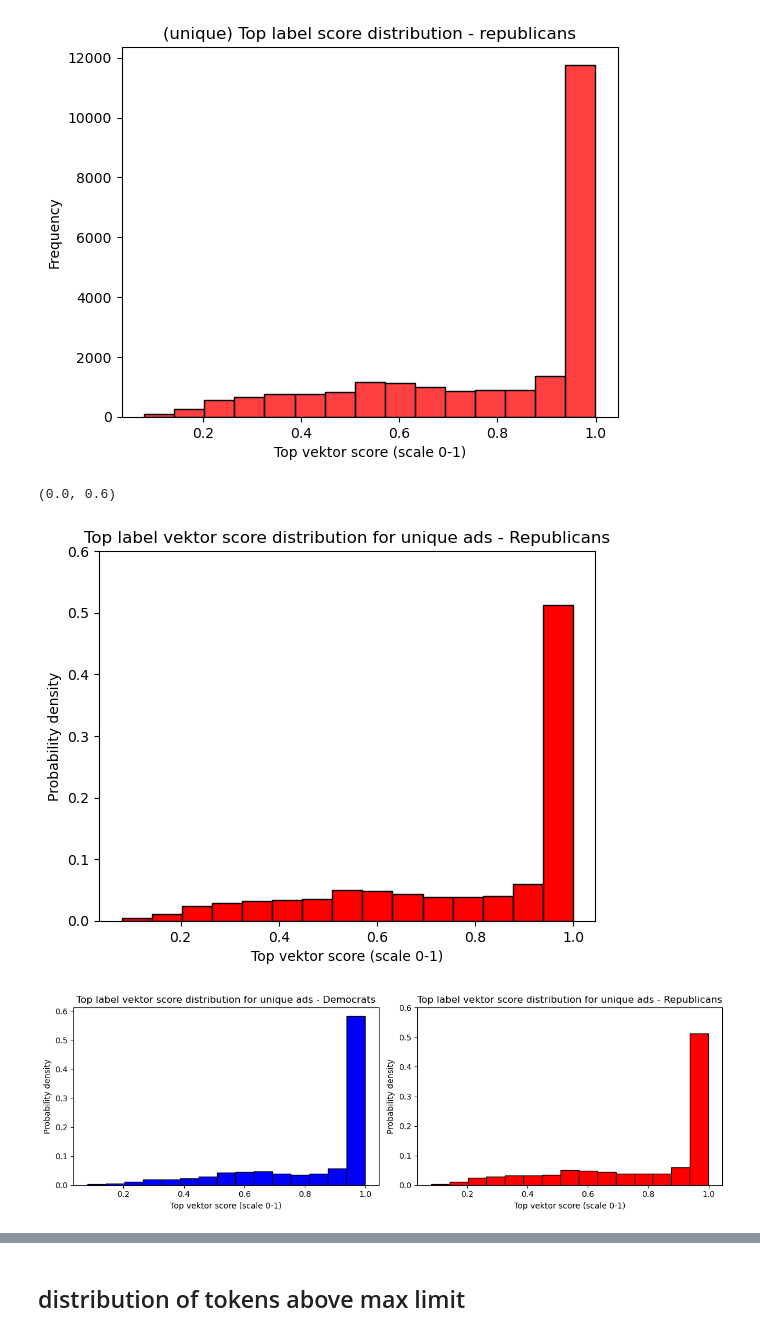
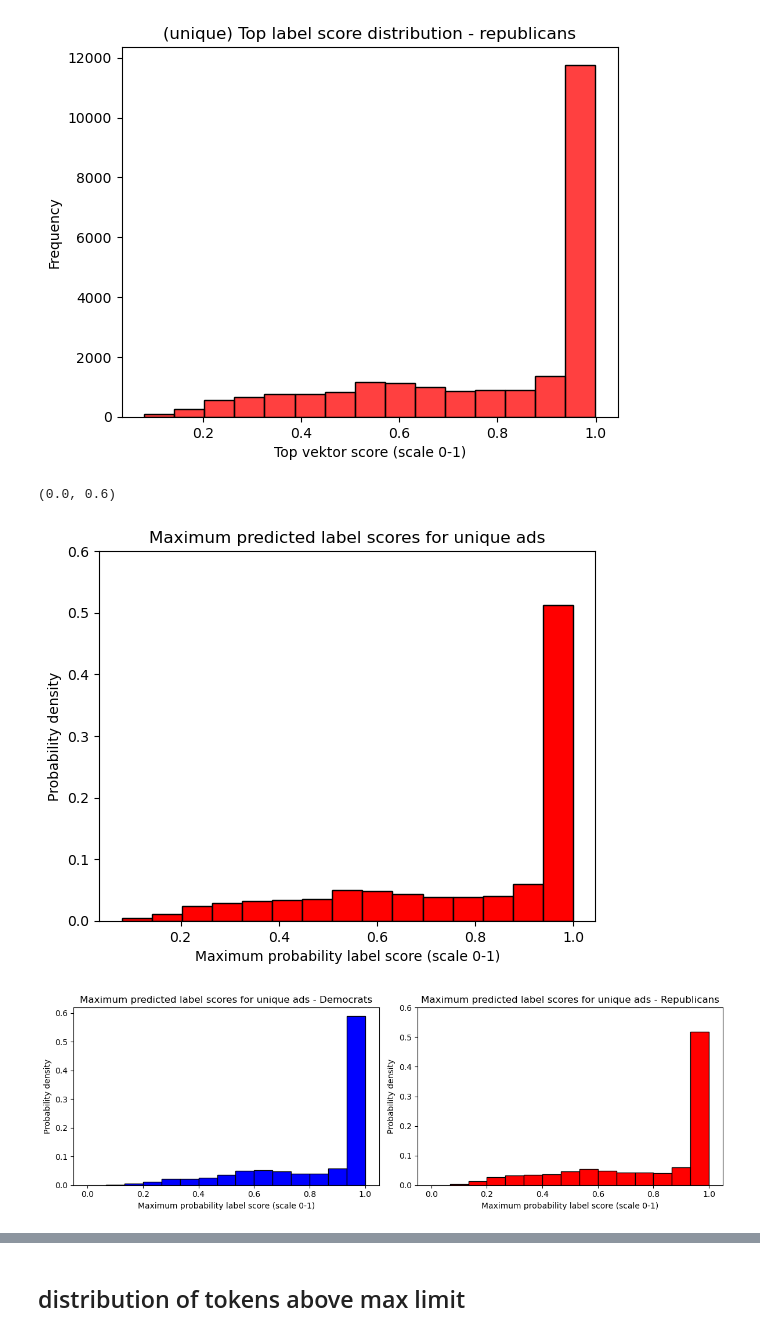
Before and after one commit to sofiepalmus/Thesis, a Jupyter notebook: DeBERTa_visuals.ipynb, the cells around one changed output, grey strips where cells are left out. Saved outputs shown, nothing was run; the diff lists cells and outputs as text; code cells hidden in the pictures.

```diff
--- a/DeBERTa_visuals.ipynb
+++ b/DeBERTa_visuals.ipynb
@@ -334,56 +334,67 @@ plt.show()
 # %%
 counts, bins = np.histogram(label_R["top_score"], bins=15)
 normalized_counts = counts / counts.sum()
 plt.bar(
     bins[:-1],
     normalized_counts,
     width=np.diff(bins),
     color="red",
     align="edge",
     edgecolor="black",
 )
 
-plt.title("Top label vektor score distribution for unique ads - Republicans")
-plt.xlabel("Top vektor score (scale 0-1)")
+plt.title("Maximum predicted label scores for unique ads")
+plt.xlabel("Maximum probability label score (scale 0-1)")
 plt.ylabel("Probability density")
 plt.ylim(0, 0.6)
 # %% [output]
 (0.0, 0.6)
-[figure, old version]
+[figure, new version]
 # %%
+democrat, bins = np.histogram(
+    label_D["top_score"], bins=np.linspace(0, 1, 16)
+)  # same bins for both parties
+democrat = democrat / sum(democrat)
+
+# Normalize values for uncor + real entropy for Republican
+republican, _ = np.histogram(
+    label_R["top_score"], bins=bins
+)  # use same bins as Democrats
+republican = republican / sum(republican)
+
 fig, axes = plt.subplots(nrows=1, ncols=2, figsize=(12, 4))
 
 # Democrats plot
 axes[0].bar(
     bins[:-1],
-    normalized_counts_d,
+    democrat,
     width=np.diff(bins),
     color="blue",
     edgecolor="black",
     align="edge",
 )
-axes[0].set_title("Top label vektor score distribution for unique ads - Democrats")
+axes[0].set_title("Maximum predicted label scores for unique ads - Democrats")
 axes[0].set_ylabel("Probability density")
-axes[0].set_xlabel("Top vektor score (scale 0-1)")
+axes[0].set_xlabel("Maximum probability label score (scale 0-1)")
 
 # Republicans plot
 axes[1].bar(
     bins[:-1],
-    normalized_counts_r,
+    republican,
     width=np.diff(bins),
     color="red",
     edgecolor="black",
     align="edge",
 )
-axes[1].set_title("Top label vektor score distribution for unique ads - Republicans")
+axes[1].set_title("Maximum predicted label scores for unique ads - Republicans")
 axes[1].set_ylabel("Probability density")
-axes[1].set_xlabel("Top vektor score (scale 0-1)")
+axes[1].set_xlabel("Maximum probability label score (scale 0-1)")
 axes[1].set_ylim(0, 0.6)
 
 plt.tight_layout()
 plt.show()
 # %% [output]
-[figure, old version]
+[figure, new version]
 # %%
 ###### Democrats
 
```
Also changed, not shown: parts of 5 cells of this notebook, 1 other file.
